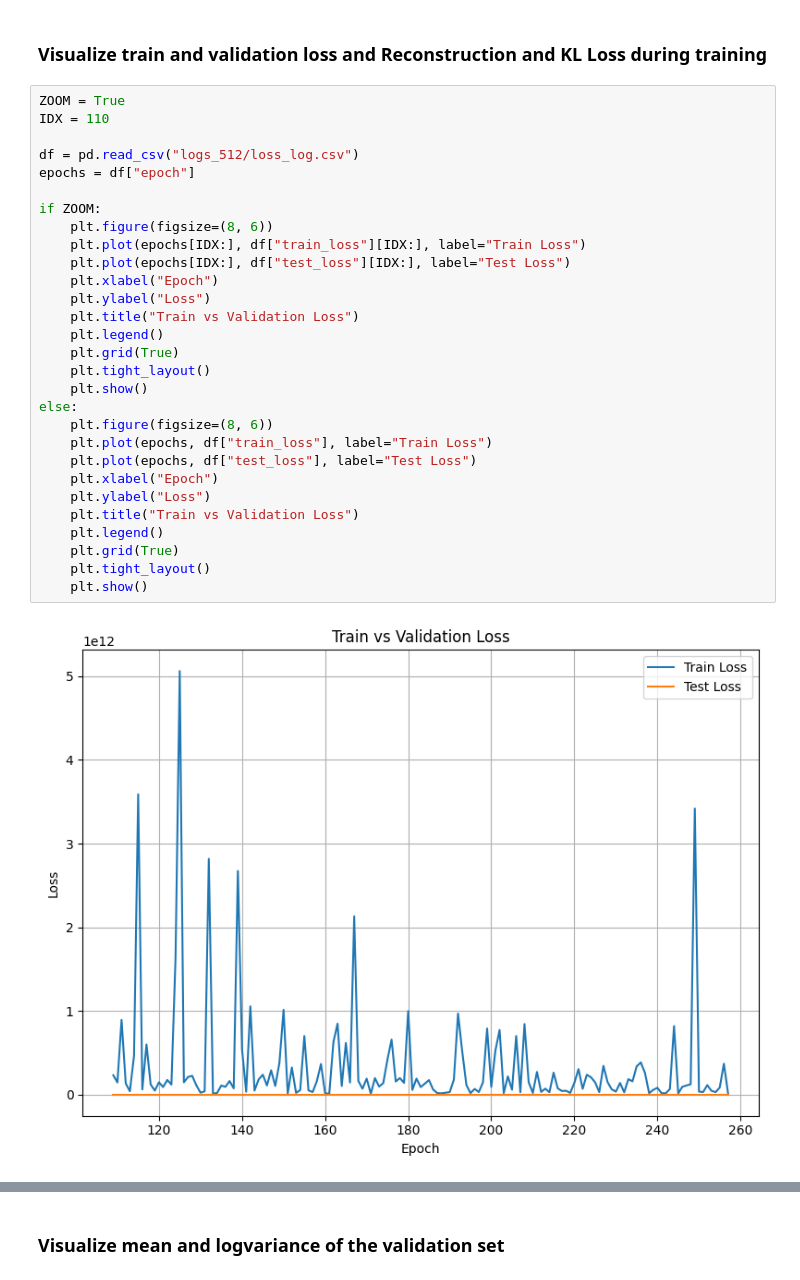
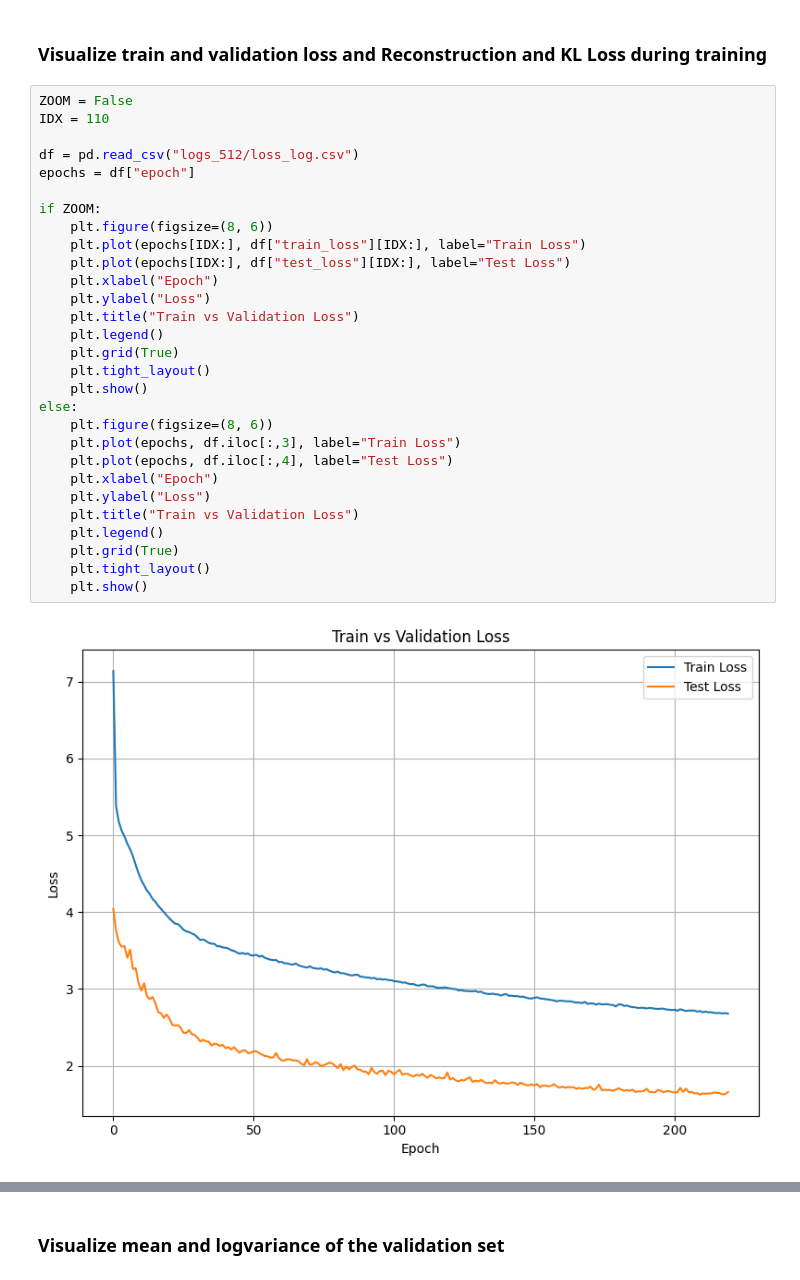
Before and after one commit to x33rak/vaes, a Jupyter notebook: visualize.ipynb, the cells around one changed output, grey strips where cells are left out. Cells and saved outputs as stored; diff of their text form.

```diff
--- a/visualize.ipynb
+++ b/visualize.ipynb
@@ -9,33 +9,33 @@ from sklearn.manifold import TSNE
 # %% [markdown]
 ### Visualize train and validation loss and Reconstruction and KL Loss during training
 # %%
-ZOOM = True
+ZOOM = False
 IDX = 110
 
 df = pd.read_csv("logs_512/loss_log.csv")
 epochs = df["epoch"]
 
 if ZOOM:
     plt.figure(figsize=(8, 6))
     plt.plot(epochs[IDX:], df["train_loss"][IDX:], label="Train Loss")
     plt.plot(epochs[IDX:], df["test_loss"][IDX:], label="Test Loss")
     plt.xlabel("Epoch")
     plt.ylabel("Loss")
     plt.title("Train vs Validation Loss")
     plt.legend()
     plt.grid(True)
     plt.tight_layout()
     plt.show()
 else:
     plt.figure(figsize=(8, 6))
-    plt.plot(epochs, df["train_loss"], label="Train Loss")
-    plt.plot(epochs, df["test_loss"], label="Test Loss")
+    plt.plot(epochs, df.iloc[:,3], label="Train Loss")
+    plt.plot(epochs, df.iloc[:,4], label="Test Loss")
     plt.xlabel("Epoch")
     plt.ylabel("Loss")
     plt.title("Train vs Validation Loss")
     plt.legend()
     plt.grid(True)
     plt.tight_layout()
     plt.show()
 # %% [output]
-[figure, old version]
+[figure, new version]
```
Also changed, not shown: parts of 2 cells of this notebook, 12 other files.
